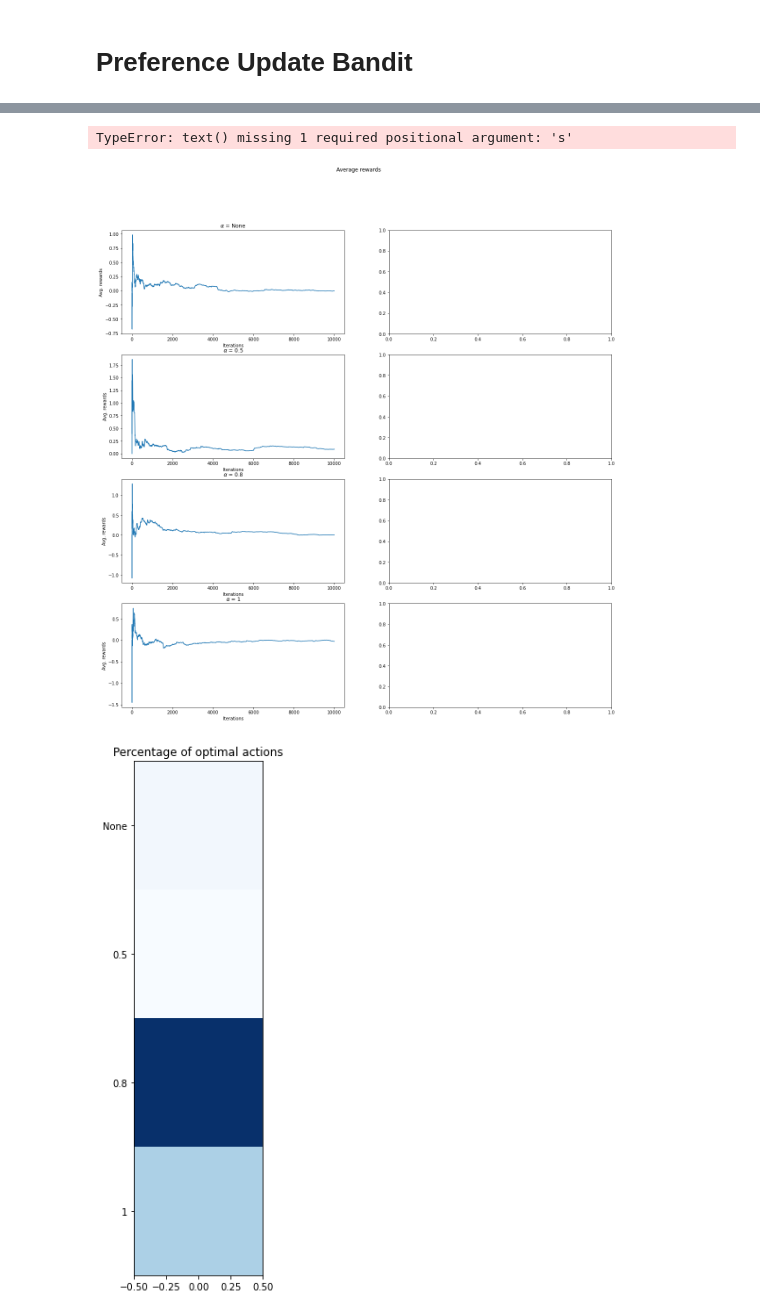
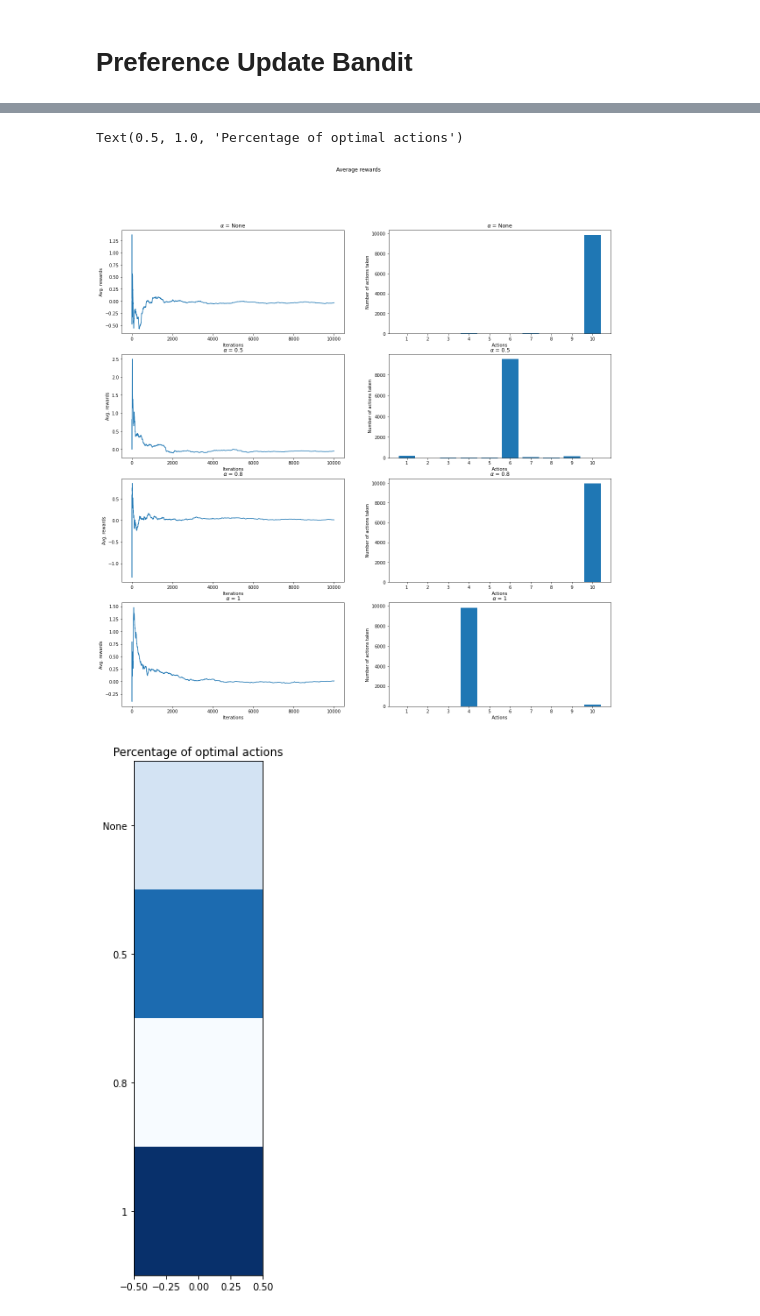
Before and after one commit to robmasocco/mrl, a Jupyter notebook: Multi_Arm_Bandit/preference_update_bandit.ipynb, the cells around one changed output, grey strips where cells are left out. Drawn from its saved outputs; the diff is of its cells as text; code cells hidden in the pictures.

```diff
--- a/Multi_Arm_Bandit/preference_update_bandit.ipynb
+++ b/Multi_Arm_Bandit/preference_update_bandit.ipynb
@@ -79,43 +77,39 @@ optimals = np.zeros((len(alphas), 1))
 
 # Bandits execution.
 for i in range(len(alphas)):
     bandit = PrefBandit(means, sigmas, iters=iters, alpha=alphas[i], deterministic=det, stationary=stat)
     bandit.run()
     rews[i, :] = bandit.get_avg_rewards()
     actions[i, :] = bandit.get_actions()
     optimals[i, 0] = bandit.get_opt_actions()
 
 fig, ax = plt.subplots(len(alphas), 2, figsize=(20, 20))
 fig.suptitle('Average rewards')
 for i in range(len(alphas)):
     # Average rewards subplots.
     ax[i, 0].plot(rews[i, :])
     ax[i, 0].set(xlabel='Iterations', ylabel='Avg. rewards')
     ax[i, 0].set_title(r'$\alpha$ = ' + str(alphas[i]))
     # Actions taken subplots.
-    """x = np.arange(arms)
-    width = 1
-    pos = list(range(1 - len(cs), len(cs), 2))
-    for j in range(len(cs)):
-        ax[i, 1].bar(x * width + pos[j] / (2.0 * len(cs)), actions[i, j, :], width / len(cs), color=colors[j], label=r'$\epsilon$ = ' + str(cs[j]))
-    ax[i, 1].legend(loc='upper right')
+    x = np.arange(arms)
+    ax[i, 1].bar(x, actions[i, :])
     ax[i, 1].set_xticks(x)
     ax[i, 1].set_xticklabels(np.arange(1, arms+1))
     ax[i, 1].set(xlabel='Actions', ylabel='Number of actions taken')
-    ax[i, 1].set_title(r'$\alpha$ = ' + str(alphas[i]))"""
+    ax[i, 1].set_title(r'$\alpha$ = ' + str(alphas[i]))
 
-# Frequency plots.
+# Optimal actions frequency plots.
 fig, ax = plt.subplots(figsize=(10, 10))
 im = ax.imshow(optimals, cmap='Blues')
 #ax.set_xticks(np.arange(len(cs)))
 ax.set_yticks(np.arange(len(alphas)))
 #ax.set_xticklabels(map(str, cs))
 ax.set_yticklabels(map(str, alphas))
 ax.set_title("Percentage of optimal actions")
 #plt.setp(ax.get_xticklabels(), rotation=45, ha="right", rotation_mode="anchor")
-for i in range(len(alphas)):
-    text = ax.text(i, optimals[i, 0], ha="center", va="center", color='r')
+#for i in range(len(alphas)):
+    #text = ax.text(i, optimals[i, 0], ha="center", va="center", color='r')
 # %% [output]
-TypeError: text() missing 1 required positional argument: 's'
+Text(0.5, 1.0, 'Percentage of optimal actions')
-[figure, old version]
+[figure, new version]
-[figure, old version]
+[figure, new version]
```
Also changed, not shown: parts of 1 cell of this notebook, 2 other files.
